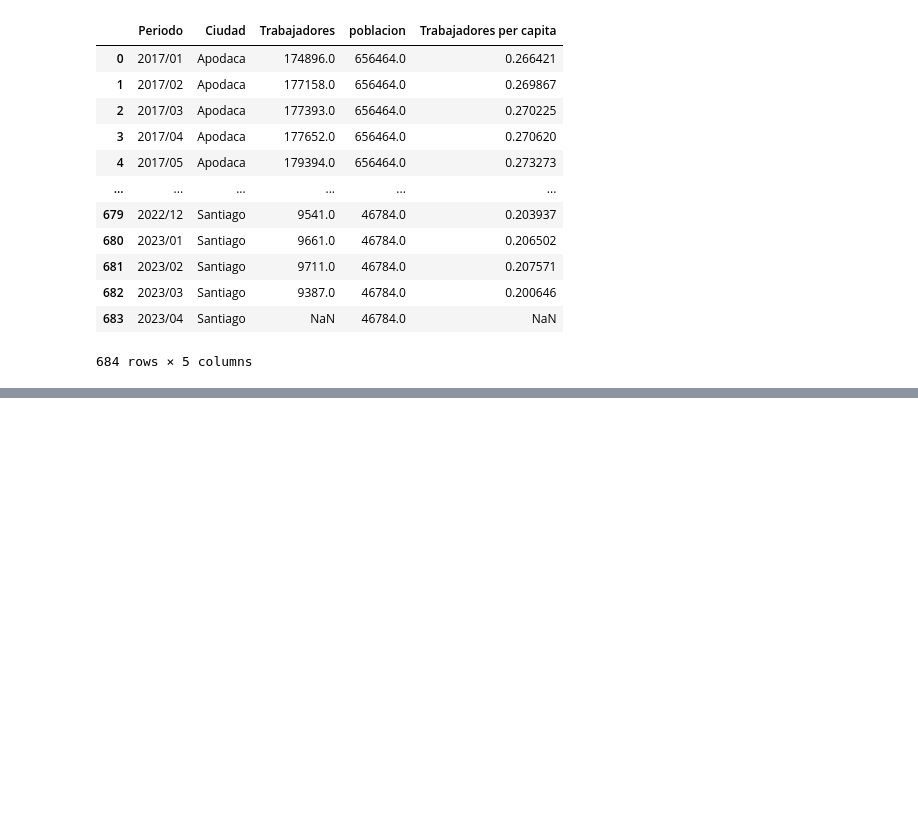
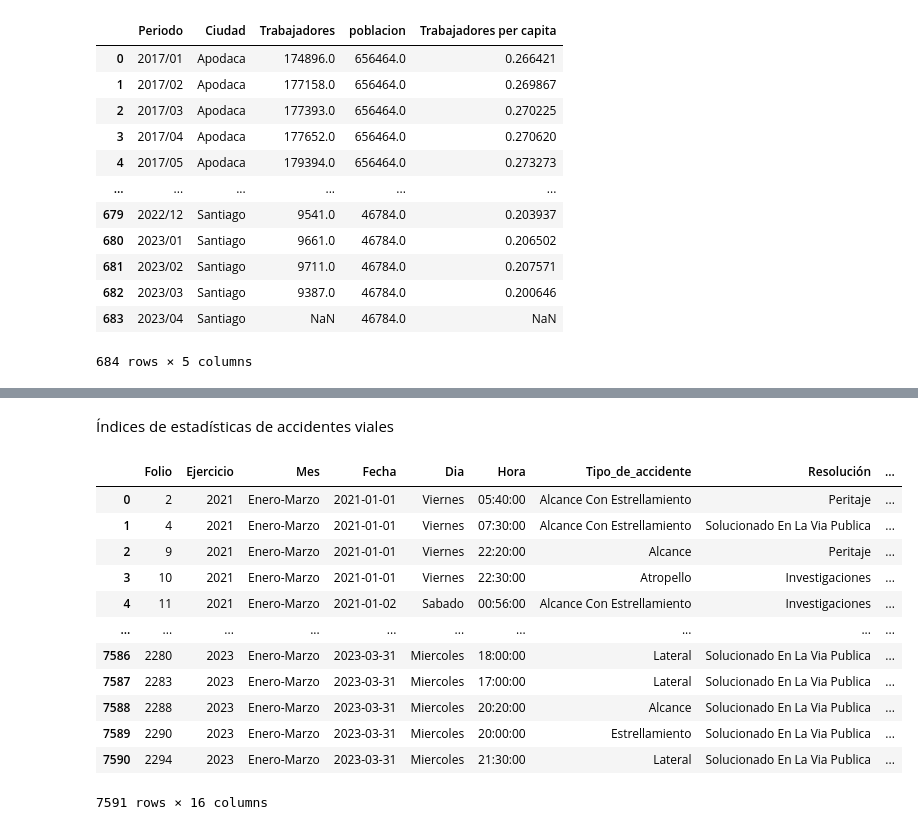
Before and after one commit to JosePabloGFnl/Monterrey-Violence, a Jupyter notebook: city-crimes.ipynb, the cells around one changed output, grey strips where cells are left out. Drawn from its saved outputs; the diff is of its cells as text; code cells hidden in the pictures; blank space fills up the shorter version.

Commit message:
Parques y accidentes

```diff
--- a/city-crimes.ipynb
+++ b/city-crimes.ipynb
@@ -199,0 +240,12 @@ trabajadores_per_capita
+# %% [markdown]
+Índices de estadísticas de accidentes viales
+# %%
+accidentes_apodaca = pd.read_csv("indices-de-estadisticas-de-accidentes-viales-apodaca.csv")
+accidentes_garcia = pd.read_csv("indices-de-estadisticas-de-accidentes-viales-garcia.csv")
+accidentes_escobedo = pd.read_csv("indices-de-estadisticas-de-accidentes-viales-general-escobedo.csv")
+accidentes_guadalupe = pd.read_csv("indices-de-estadisticas-de-accidentes-viales-guadalupe.csv")
+accidentes_juarez = pd.read_csv("indices-de-estadisticas-de-accidentes-viales-juarez.csv")
+accidentes_monterrey = pd.read_csv("indices-de-estadisticas-de-accidentes-viales-monterrey.csv")
+accidentes_san_nico = pd.read_csv("indices-de-estadisticas-de-accidentes-viales-san-nicolas-de-los-garza.csv")
+accidentes_santa = pd.read_csv("indices-de-estadisticas-de-accidentes-viales-santa-catarina.csv")
+accidentes_santiago = pd.read_csv("indices-de-estadisticas-de-accidentes-viales-santiago.csv")
@@ -199,0 +262,16 @@ trabajadores_per_capita
+# %%
+accidentes_apodaca
+# %% [output]
+|  | Folio | Ejercicio | Mes | Fecha | Dia | Hora | Tipo_de_accidente | Resolución | ... |
+| 0 | 2 | 2021 | Enero-Marzo | 2021-01-01 | Viernes | 05:40:00 | Alcance Con Estrellamiento | Peritaje | ... |
+| 1 | 4 | 2021 | Enero-Marzo | 2021-01-01 | Viernes | 07:30:00 | Alcance Con Estrellamiento | Solucionado En La Via Publica | ... |
+| 2 | 9 | 2021 | Enero-Marzo | 2021-01-01 | Viernes | 22:20:00 | Alcance | Peritaje | ... |
+| 3 | 10 | 2021 | Enero-Marzo | 2021-01-01 | Viernes | 22:30:00 | Atropello | Investigaciones | ... |
+| 4 | 11 | 2021 | Enero-Marzo | 2021-01-02 | Sabado | 00:56:00 | Alcance Con Estrellamiento | Investigaciones | ... |
+| ... | ... | ... | ... | ... | ... | ... | ... | ... | ... |
+| 7586 | 2280 | 2023 | Enero-Marzo | 2023-03-31 | Miercoles | 18:00:00 | Lateral | Solucionado En La Via Publica | ... |
+| 7587 | 2283 | 2023 | Enero-Marzo | 2023-03-31 | Miercoles | 17:00:00 | Lateral | Solucionado En La Via Publica | ... |
+| 7588 | 2288 | 2023 | Enero-Marzo | 2023-03-31 | Miercoles | 20:20:00 | Alcance | Solucionado En La Via Publica | ... |
+| 7589 | 2290 | 2023 | Enero-Marzo | 2023-03-31 | Miercoles | 20:00:00 | Estrellamiento | Solucionado En La Via Publica | ... |
+| 7590 | 2294 | 2023 | Enero-Marzo | 2023-03-31 | Miercoles | 21:30:00 | Lateral | Solucionado En La Via Publica | ... |
+7591 rows × 16 columns
```
Also changed, not shown: parts of 6 cells of this notebook, 18 other files.
